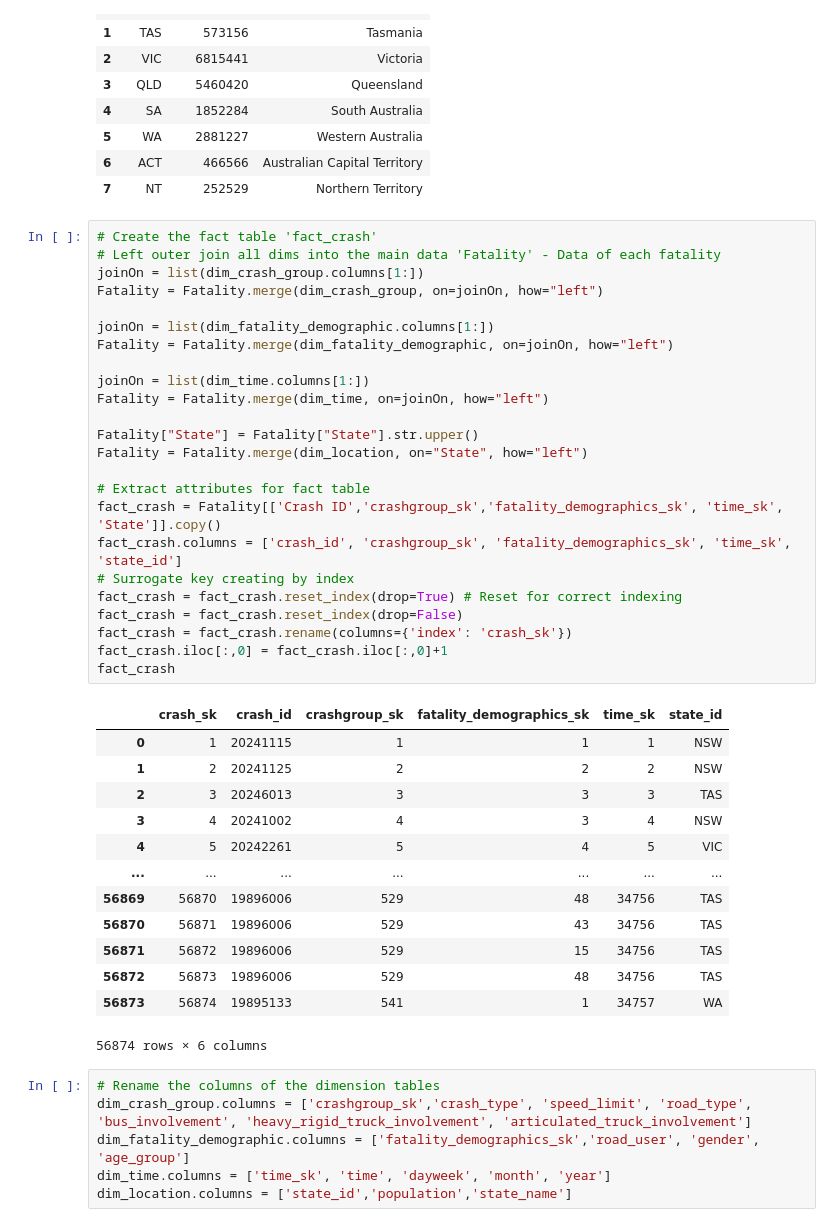
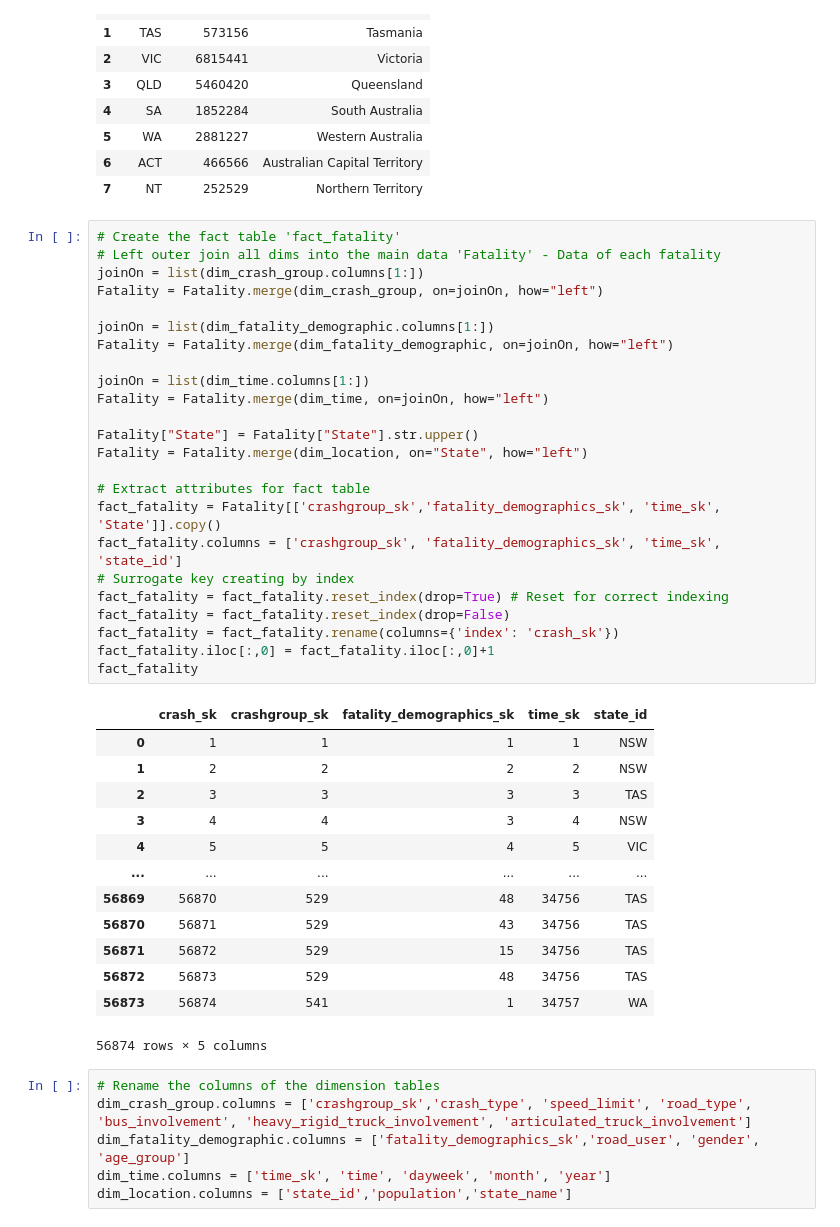
Before and after one commit to cedrusdang/DataWarehouse_project, a Jupyter notebook: ETL/ETL.ipynb, the cells around one changed output. Drawn from its saved outputs; the diff is of its cells as text.

```diff
--- a/ETL/ETL.ipynb
+++ b/ETL/ETL.ipynb
@@ -321,43 +321,43 @@ dim_location
 | 6 | ACT | 466566 | Australian Capital Territory |
 | 7 | NT | 252529 | Northern Territory |
 # %%
-# Create the fact table 'fact_crash'
+# Create the fact table 'fact_fatality'
 # Left outer join all dims into the main data 'Fatality' - Data of each fatality
 joinOn = list(dim_crash_group.columns[1:])
 Fatality = Fatality.merge(dim_crash_group, on=joinOn, how="left")
 
 joinOn = list(dim_fatality_demographic.columns[1:])
 Fatality = Fatality.merge(dim_fatality_demographic, on=joinOn, how="left")
 
 joinOn = list(dim_time.columns[1:])
 Fatality = Fatality.merge(dim_time, on=joinOn, how="left")
 
 Fatality["State"] = Fatality["State"].str.upper()
 Fatality = Fatality.merge(dim_location, on="State", how="left")
 
 # Extract attributes for fact table
-fact_crash = Fatality[['Crash ID','crashgroup_sk','fatality_demographics_sk', 'time_sk', 'State']].copy()
-fact_crash.columns = ['crash_id', 'crashgroup_sk', 'fatality_demographics_sk', 'time_sk', 'state_id']
+fact_fatality = Fatality[['crashgroup_sk','fatality_demographics_sk', 'time_sk', 'State']].copy()
+fact_fatality.columns = ['crashgroup_sk', 'fatality_demographics_sk', 'time_sk', 'state_id']
 # Surrogate key creating by index
-fact_crash = fact_crash.reset_index(drop=True) # Reset for correct indexing
-fact_crash = fact_crash.reset_index(drop=False)
-fact_crash = fact_crash.rename(columns={'index': 'crash_sk'})
-fact_crash.iloc[:,0] = fact_crash.iloc[:,0]+1
-fact_crash
+fact_fatality = fact_fatality.reset_index(drop=True) # Reset for correct indexing
+fact_fatality = fact_fatality.reset_index(drop=False)
+fact_fatality = fact_fatality.rename(columns={'index': 'crash_sk'})
+fact_fatality.iloc[:,0] = fact_fatality.iloc[:,0]+1
+fact_fatality
 # %% [output]
-|  | crash_sk | crash_id | crashgroup_sk | fatality_demographics_sk | time_sk | state_id |
-| 0 | 1 | 20241115 | 1 | 1 | 1 | NSW |
-| 1 | 2 | 20241125 | 2 | 2 | 2 | NSW |
-| 2 | 3 | 20246013 | 3 | 3 | 3 | TAS |
-| 3 | 4 | 20241002 | 4 | 3 | 4 | NSW |
-| 4 | 5 | 20242261 | 5 | 4 | 5 | VIC |
-| ... | ... | ... | ... | ... | ... | ... |
-| 56869 | 56870 | 19896006 | 529 | 48 | 34756 | TAS |
-| 56870 | 56871 | 19896006 | 529 | 43 | 34756 | TAS |
-| 56871 | 56872 | 19896006 | 529 | 15 | 34756 | TAS |
-| 56872 | 56873 | 19896006 | 529 | 48 | 34756 | TAS |
-| 56873 | 56874 | 19895133 | 541 | 1 | 34757 | WA |
+|  | crash_sk | crashgroup_sk | fatality_demographics_sk | time_sk | state_id |
+| 0 | 1 | 1 | 1 | 1 | NSW |
+| 1 | 2 | 2 | 2 | 2 | NSW |
+| 2 | 3 | 3 | 3 | 3 | TAS |
+| 3 | 4 | 4 | 3 | 4 | NSW |
+| 4 | 5 | 5 | 4 | 5 | VIC |
+| ... | ... | ... | ... | ... | ... |
+| 56869 | 56870 | 529 | 48 | 34756 | TAS |
+| 56870 | 56871 | 529 | 43 | 34756 | TAS |
+| 56871 | 56872 | 529 | 15 | 34756 | TAS |
+| 56872 | 56873 | 529 | 48 | 34756 | TAS |
+| 56873 | 56874 | 541 | 1 | 34757 | WA |
-56874 rows × 6 columns
+56874 rows × 5 columns
 # %%
 # Rename the columns of the dimension tables
 dim_crash_group.columns = ['crashgroup_sk','crash_type', 'speed_limit', 'road_type', 'bus_involvement', 'heavy_rigid_truck_involvement', 'articulated_truck_involvement']
```
Also changed, not shown: parts of 3 cells of this notebook, 8 other files.
